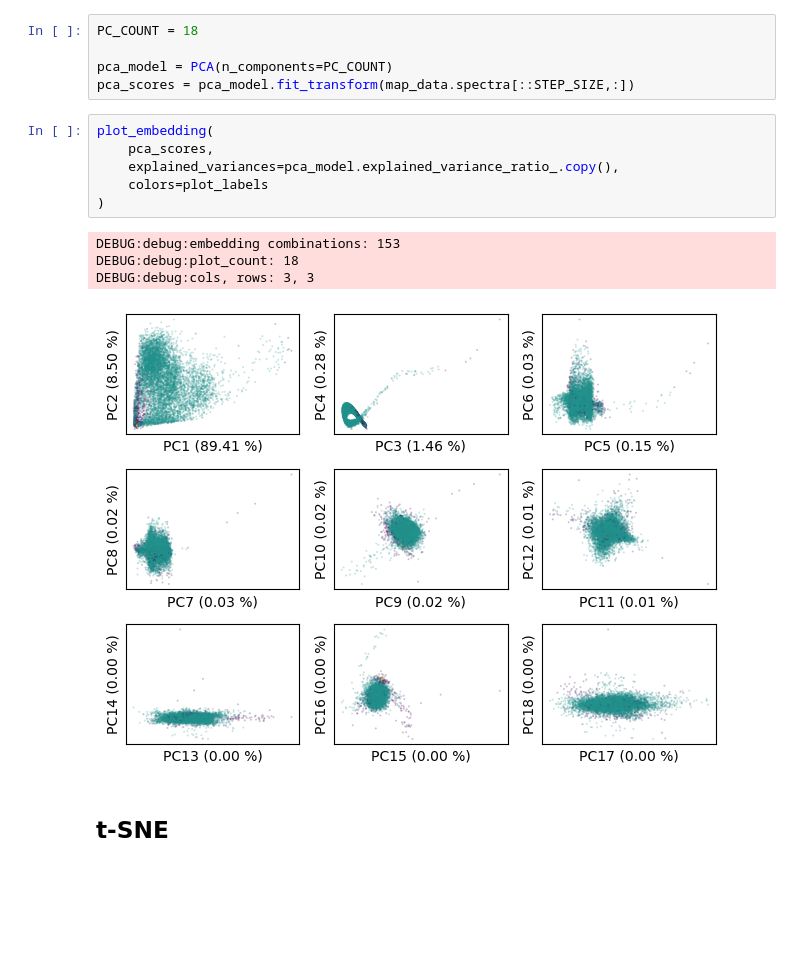
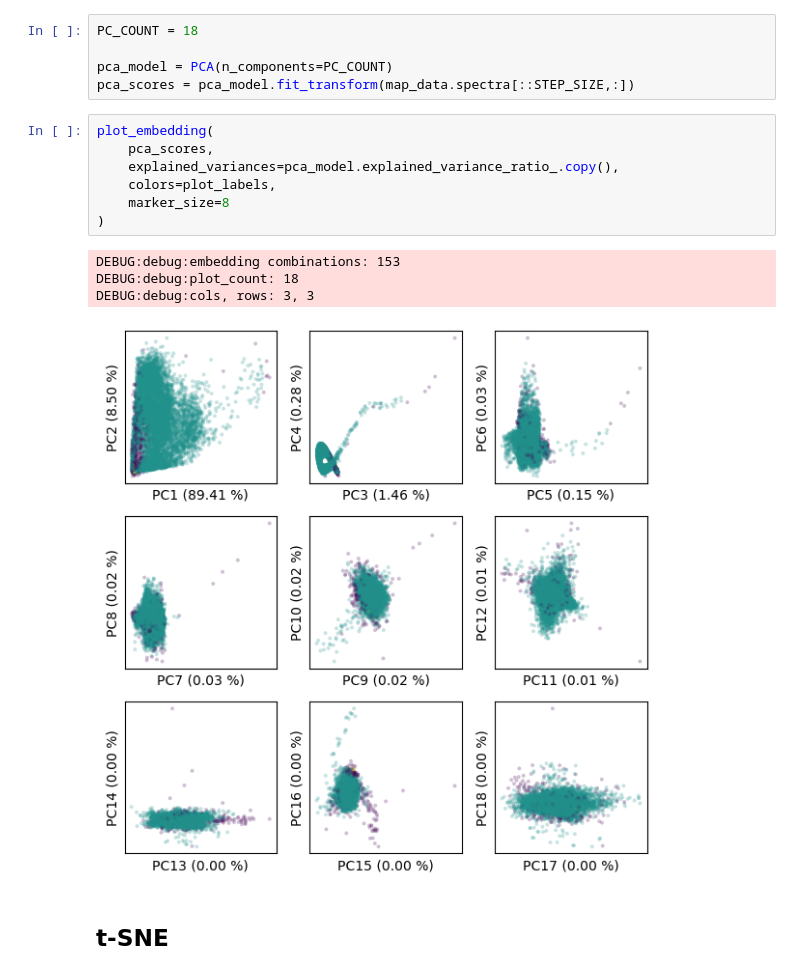
Before and after one commit to ekepes112/libs_segmentation, a Jupyter notebook: notebooks/EXP_fullSpectralClustering.ipynb, the cells around one changed output. Saved outputs shown, nothing was run; the diff lists cells and outputs as text; blank space fills up the shorter version.

Commit message:
functionality(EXP_fullSpectralClustering.ipynb): plot_embedding changed to use reasonable plot sizes

```diff
--- a/notebooks/EXP_fullSpectralClustering.ipynb
+++ b/notebooks/EXP_fullSpectralClustering.ipynb
@@ -165,14 +165,15 @@ pca_scores = pca_model.fit_transform(map_data.spectra[::STEP_SIZE,:])
 # %%
 plot_embedding(
     pca_scores,
     explained_variances=pca_model.explained_variance_ratio_.copy(),
-    colors=plot_labels
+    colors=plot_labels,
+    marker_size=8
 )
 # %% [output]
 DEBUG:debug:embedding combinations: 153
 DEBUG:debug:plot_count: 18
 DEBUG:debug:cols, rows: 3, 3
-[figure, old version]
+[figure, new version]
 # %% [markdown]
 ## t-SNE
 # %%
```
Also changed, not shown: parts of 6 cells of this notebook, 1 other file.
